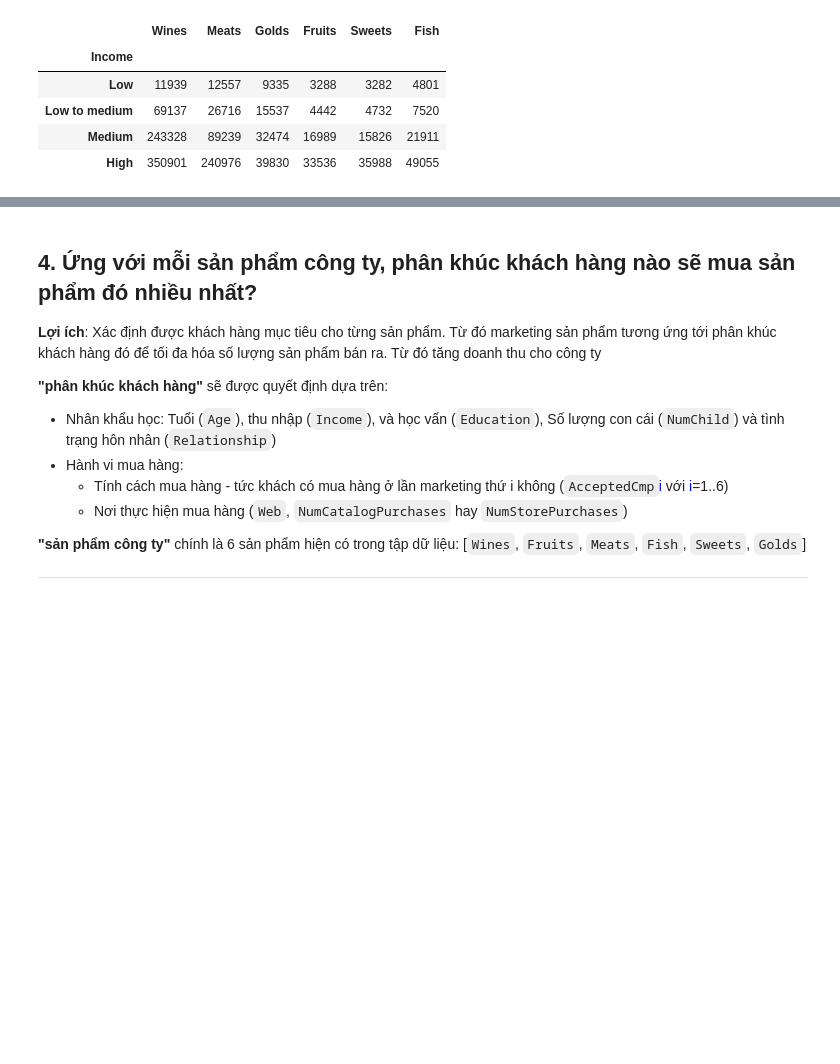
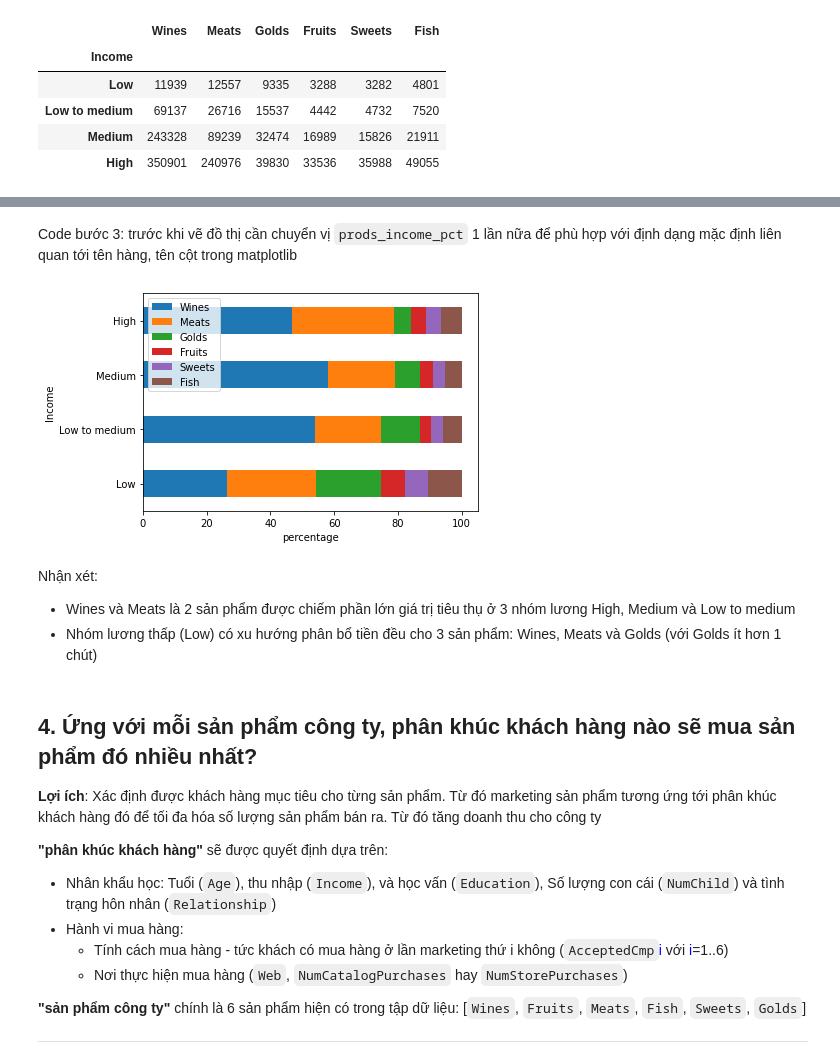
Before and after one commit to ngminhluong/CDS-EndTerm, a Jupyter notebook: Source/Main.ipynb, the cells around one changed output, grey strips where cells are left out. Saved outputs shown, nothing was run; the diff lists cells and outputs as text; code cells hidden in the pictures; blank space fills up the shorter version.

```diff
--- a/Source/Main.ipynb
+++ b/Source/Main.ipynb
@@ -575,0 +581,5 @@ plt.xlabel("Quantity");
+# %%
+def pct_converter(s):
+    return (s / s.sum() * 100).round(2)
+prods_income_pct = prods_income.T.agg(pct_converter)
+prods_income_pct.head()
@@ -576,3 +593,15 @@ plt.xlabel("Quantity");
+# %% [markdown]
+Code bước 3: trước khi vẽ đồ thị cần chuyển vị `prods_income_pct` 1 lần nữa để phù hợp với định dạng mặc định liên quan tới tên hàng, tên cột trong matplotlib
+# %%
+prods_income_pct = prods_income_pct.T
+prods_income_pct.plot.barh(stacked=True)
+plt.xlabel('percentage');
+# %% [output]
+[figure, added]
+# %% [markdown]
+Nhận xét:
+- Wines và Meats là 2 sản phẩm được chiếm phần lớn giá trị tiêu thụ ở 3 nhóm lương High, Medium và Low to medium
+- Nhóm lương thấp (Low) có xu hướng phân bổ tiền đều cho 3 sản phẩm: Wines, Meats và Golds (với Golds ít hơn 1 chút)
 # %% [markdown]
 ## 4. Ứng với mỗi sản phẩm công ty, phân khúc khách hàng nào sẽ mua sản phẩm đó nhiều nhất?
 **Lợi ích**: Xác định được khách hàng mục tiêu cho từng sản phẩm. Từ đó marketing sản phẩm tương ứng tới phân khúc khách hàng đó để tối đa hóa số lượng sản phẩm bán ra. Từ đó tăng doanh thu cho công ty
```
Also changed, not shown: parts of 24 cells of this notebook.
